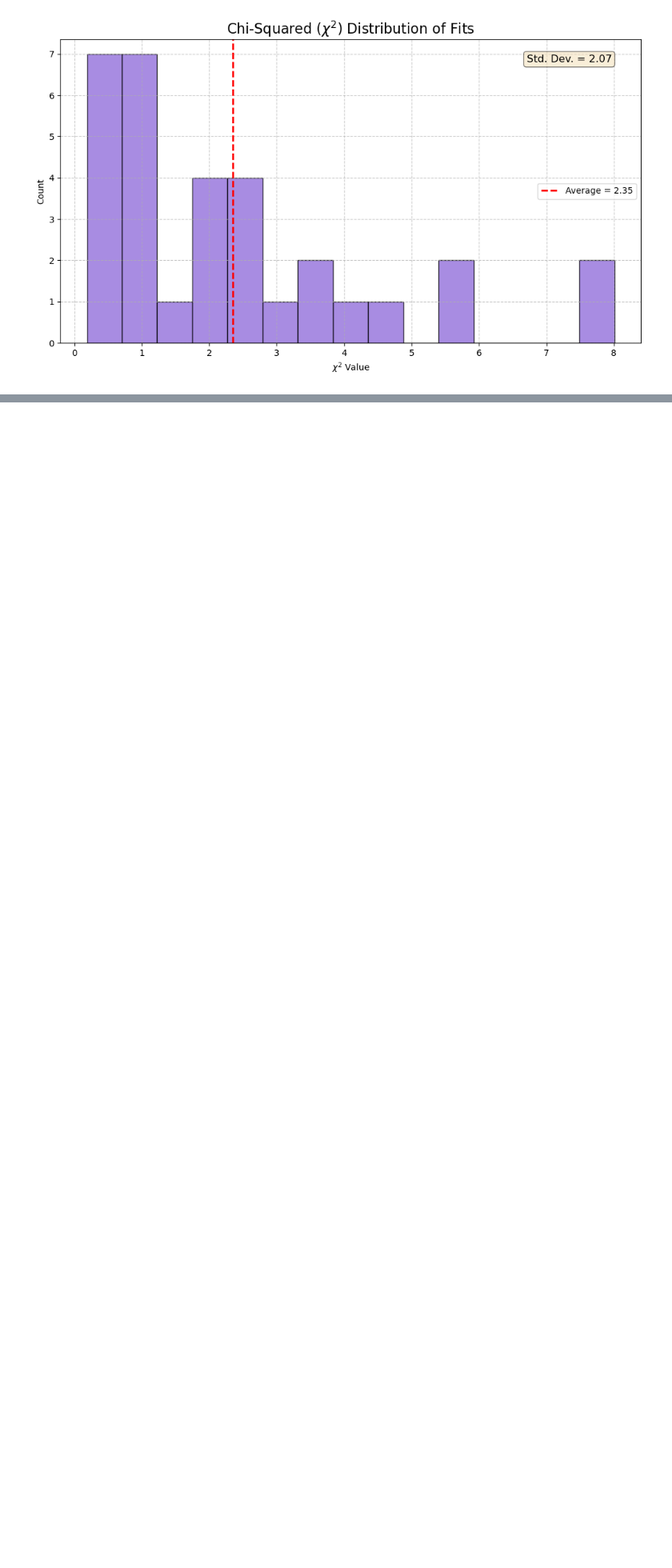
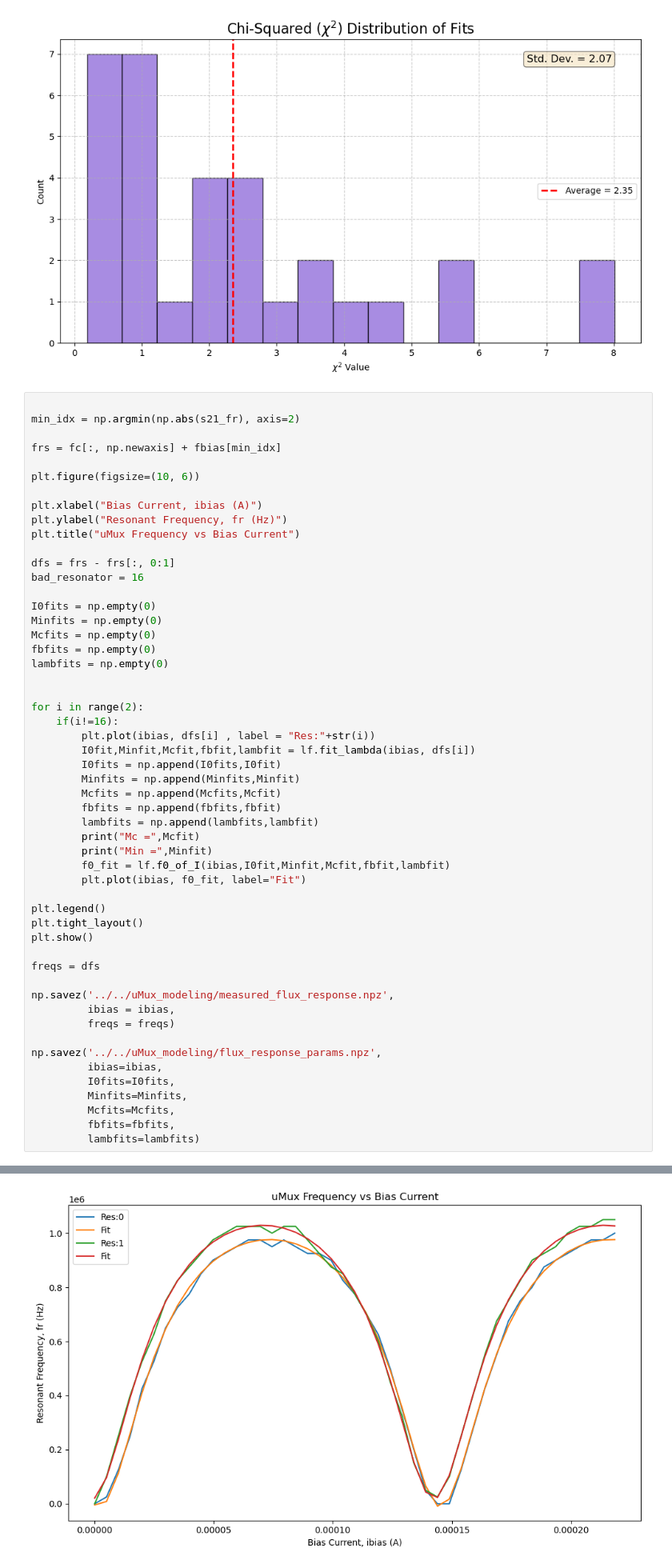
Before and after one commit to QTSF-Mines/Microwave-Multiplexing, a Jupyter notebook: resonator_fitting/NIST_resonators_Mines/NIST_umux.ipynb, the cells around one changed output, grey strips where cells are left out. Shown at 80% size. Cells and saved outputs as stored; diff of their text form; blank space fills up the shorter version.

```diff
--- a/resonator_fitting/NIST_resonators_Mines/NIST_umux.ipynb
+++ b/resonator_fitting/NIST_resonators_Mines/NIST_umux.ipynb
@@ -123,3 +124,57 @@ Number of fits: 32
 Average Chi-Squared: 2.35
 Std. Dev. of Chi-Squared: 2.07
 [figure]
+# %%
+
+min_idx = np.argmin(np.abs(s21_fr), axis=2)
+
+frs = fc[:, np.newaxis] + fbias[min_idx]
+
+plt.figure(figsize=(10, 6))
+
+plt.xlabel("Bias Current, ibias (A)")
+plt.ylabel("Resonant Frequency, fr (Hz)")
+plt.title("uMux Frequency vs Bias Current")
+
+dfs = frs - frs[:, 0:1]
+bad_resonator = 16
+
+I0fits = np.empty(0)
+Minfits = np.empty(0)
+Mcfits = np.empty(0)
+fbfits = np.empty(0)
+lambfits = np.empty(0)
+
+
+for i in range(2):
+    if(i!=16):
+        plt.plot(ibias, dfs[i] , label = "Res:"+str(i))
+        I0fit,Minfit,Mcfit,fbfit,lambfit = lf.fit_lambda(ibias, dfs[i])
+        I0fits = np.append(I0fits,I0fit)
+        Minfits = np.append(Minfits,Minfit)
+        Mcfits = np.append(Mcfits,Mcfit)
+        fbfits = np.append(fbfits,fbfit)
+        lambfits = np.append(lambfits,lambfit)
+        print("Mc =",Mcfit)
+        print("Min =",Minfit)
+        f0_fit = lf.f0_of_I(ibias,I0fit,Minfit,Mcfit,fbfit,lambfit)
+        plt.plot(ibias, f0_fit, label="Fit")
+
+plt.legend()
+plt.tight_layout()
+plt.show()
+
+freqs = dfs
+
+np.savez('../../uMux_modeling/measured_flux_response.npz',
+         ibias = ibias,
+         freqs = freqs)
+
+np.savez('../../uMux_modeling/flux_response_params.npz',
+         ibias=ibias,
+         I0fits=I0fits,
+         Minfits=Minfits,
+         Mcfits=Mcfits,
+         fbfits=fbfits,
+         lambfits=lambfits)
+# %% [output]
@@ -125,0 +185 @@ Std. Dev. of Chi-Squared: 2.07
+[figure, added]
```
Also changed, not shown: parts of 2 cells of this notebook, 13 other files.
